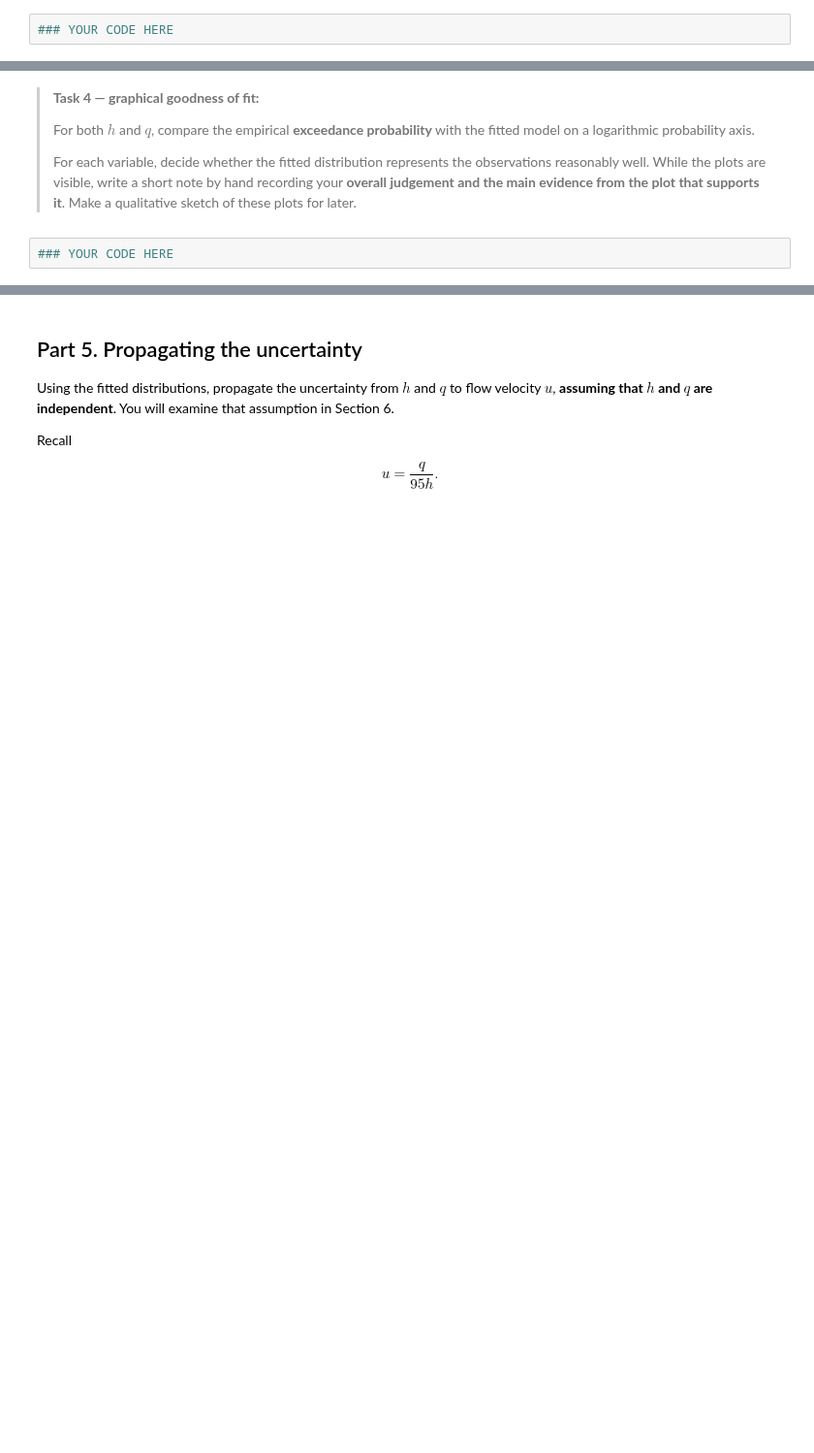
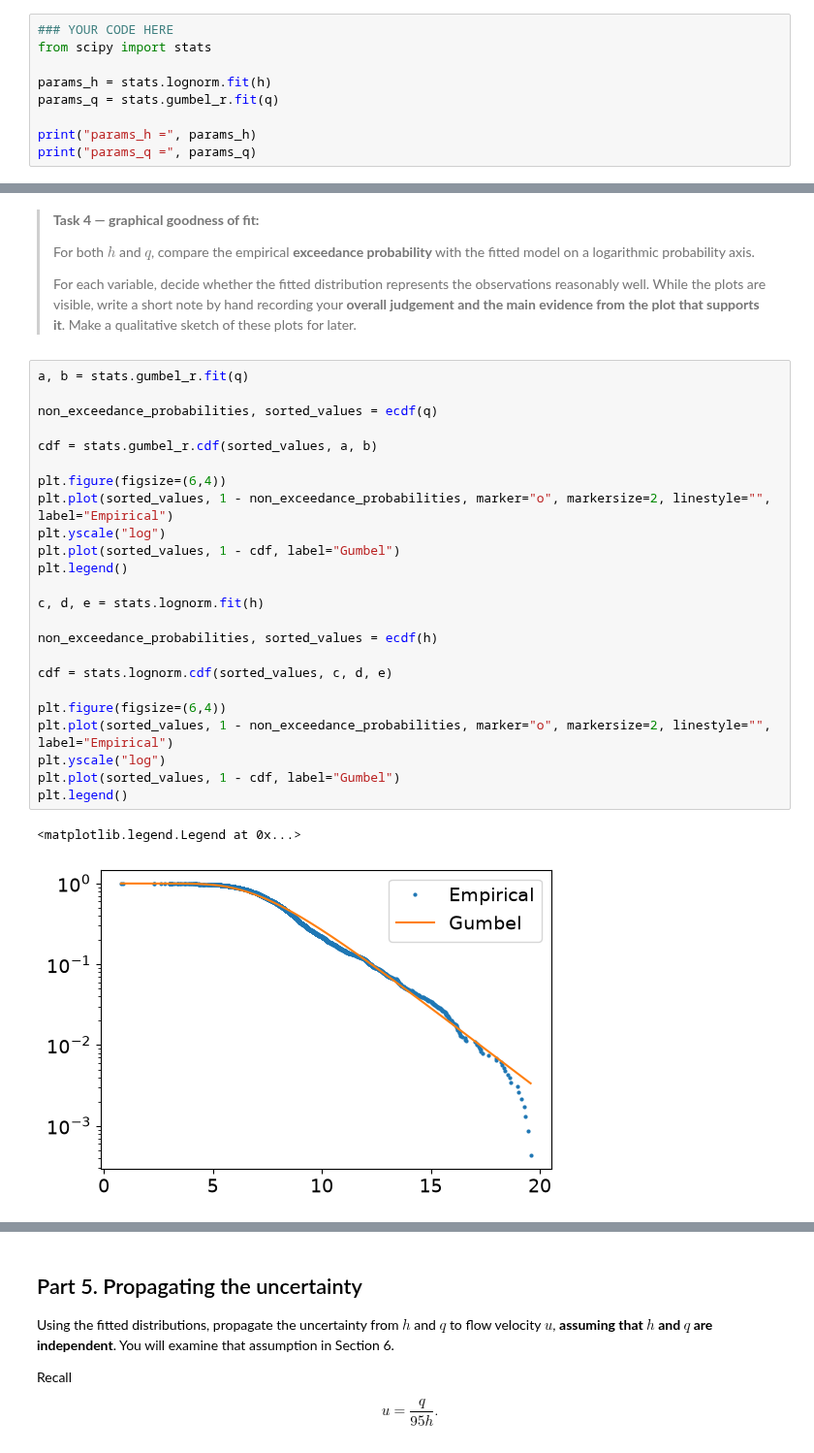
Before and after one commit to prajwalabc/GA1.4, a Jupyter notebook: GA_1.4.ipynb, the cells around one changed output, grey strips where cells are left out. Shown at 97% size. Saved outputs shown, nothing was run; the diff lists cells and outputs as text; blank space fills up the shorter version.

```diff
--- a/GA_1.4.ipynb
+++ b/GA_1.4.ipynb
@@ -104,3 +187,10 @@ def ecdf(var):
 *Your justification here.*
 # %%
 ### YOUR CODE HERE
+from scipy import stats
+
+params_h = stats.lognorm.fit(h)
+params_q = stats.gumbel_r.fit(q)
+
+print("params_h =", params_h)
+print("params_q =", params_q)
@@ -117,4 +210,29 @@ A fitted distribution is a model, not a guarantee that the observations actually
 >For each variable, decide whether the fitted distribution represents the observations reasonably well. While the plots are visible, write a short note by hand recording your **overall judgement and the main evidence from the plot that supports it**. Make a qualitative sketch of these plots for later.
 >
 # %%
-### YOUR CODE HERE
+a, b = stats.gumbel_r.fit(q)
+
+non_exceedance_probabilities, sorted_values = ecdf(q)
+
+cdf = stats.gumbel_r.cdf(sorted_values, a, b)
+
+plt.figure(figsize=(6,4))
+plt.plot(sorted_values, 1 - non_exceedance_probabilities, marker="o", markersize=2, linestyle="", label="Empirical")
+plt.yscale("log")
+plt.plot(sorted_values, 1 - cdf, label="Gumbel")
+plt.legend()
+
+c, d, e = stats.lognorm.fit(h)
+
+non_exceedance_probabilities, sorted_values = ecdf(h)
+
+cdf = stats.lognorm.cdf(sorted_values, c, d, e)
+
+plt.figure(figsize=(6,4))
+plt.plot(sorted_values, 1 - non_exceedance_probabilities, marker="o", markersize=2, linestyle="", label="Empirical")
+plt.yscale("log")
+plt.plot(sorted_values, 1 - cdf, label="Gumbel")
+plt.legend()
+# %% [output]
+<matplotlib.legend.Legend at 0x...>
+[figure, added]
```
Also changed, not shown: parts of 7 cells of this notebook.
